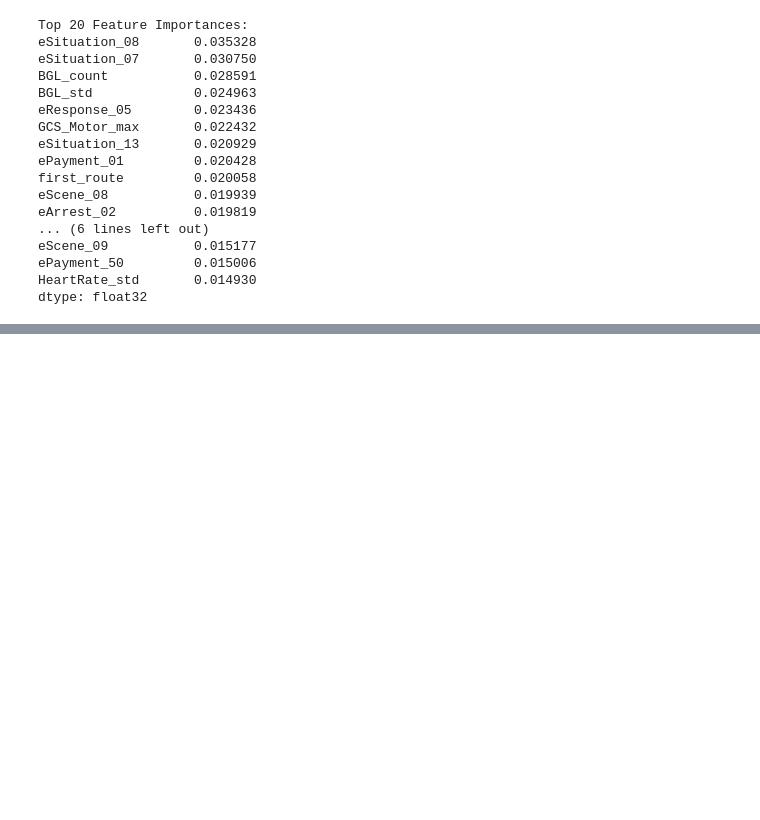
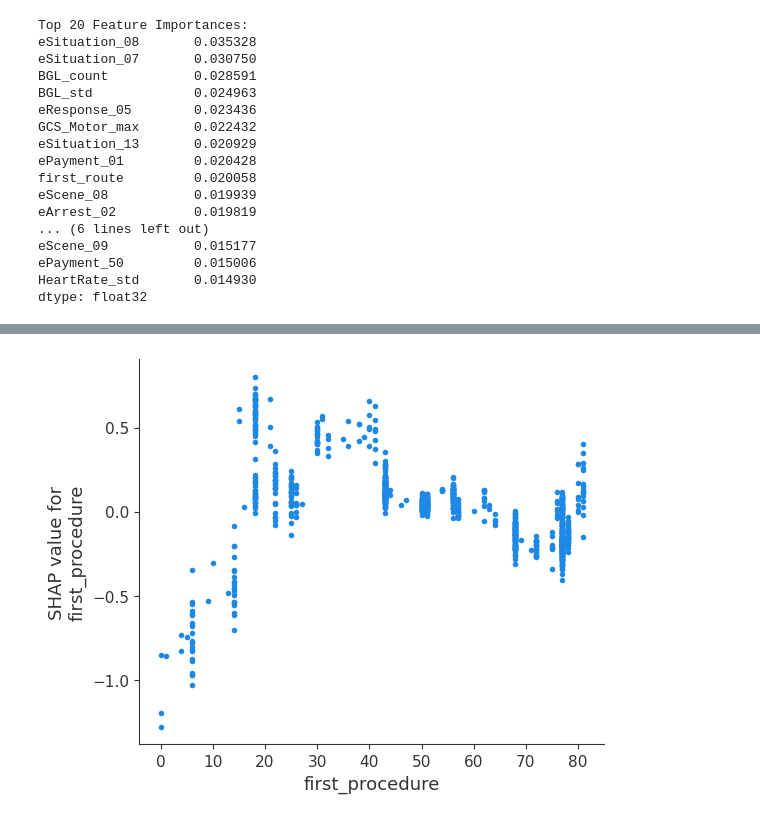
Before and after one commit to n2b8/opiate_use_analysis, a Jupyter notebook: notebooks/02_analysis_modeling.ipynb, the cells around one changed output, grey strips where cells are left out. Drawn from its saved outputs; the diff is of its cells as text; code cells hidden in the pictures; blank space fills up the shorter version.

```diff
--- a/notebooks/02_analysis_modeling.ipynb
+++ b/notebooks/02_analysis_modeling.ipynb
@@ -582,0 +648,10 @@ dtype: float32
+# %%
+shap.dependence_plot(
+    "first_procedure",
+    shap_values,
+    X_test_clean,
+    interaction_index=None,
+    show=True
+)
+# %% [output]
+[figure, added]
```
Also changed, not shown: parts of 32 cells of this notebook, 1 other file.
